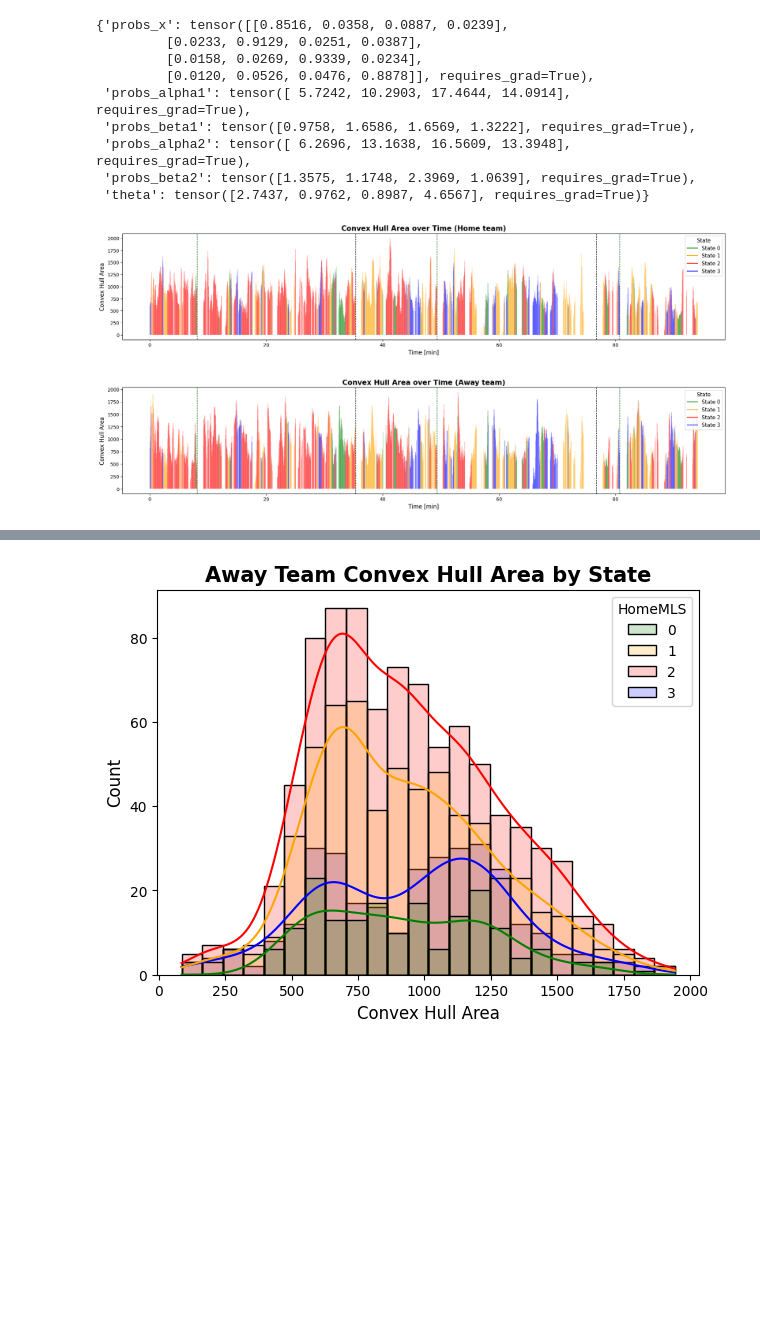
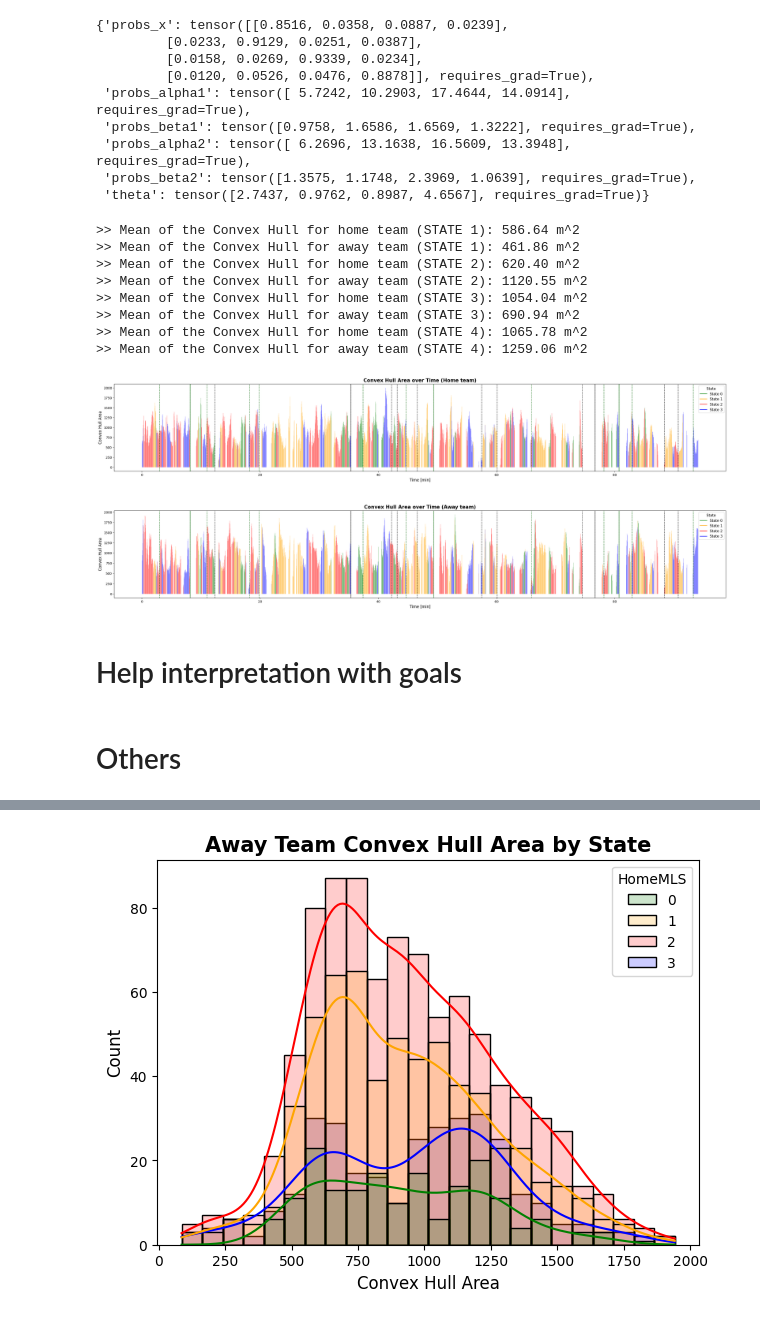
Before and after one commit to ValentinisAlessio/PML_exam, a Jupyter notebook: hmmpyro_tests/Viterbi.ipynb, the cells around one changed output, grey strips where cells are left out. Drawn from its saved outputs; the diff is of its cells as text; code cells hidden in the pictures; blank space fills up the shorter version.

```diff
--- a/hmmpyro_tests/Viterbi.ipynb
+++ b/hmmpyro_tests/Viterbi.ipynb
@@ -163,6 +163,10 @@ events=pd.read_csv("../data/events_matchday2.csv")
 goals_info=events[events["Subtype"].isin(["ON TARGET-GOAL","HEAD-ON TARGET-GOAL","WOODWORK-GOAL"])]
 home_goals=goals_info[goals_info["Team"]=="Home"]
 away_goals=goals_info[goals_info["Team"]=="Away"]
+# %%
+shots_info=events[events["Type"]=="SHOT"]
+home_shot=shots_info[shots_info["Team"]=="Home"]
+away_shot=shots_info[shots_info["Team"]=="Away"]
 # %%
 def empirical_gamma_cdf(x, shape, rate):
     # Generate 1000 random samples from the gamma distribution
@@ -202,8 +206,9 @@ def gamma_viterbi_decoder_copula(data, transition_matrix, shape_params1, rate_pa
     Returns:
     list: The most likely sequence of hidden states.
     """
-    hidden_dim= transition_matrix.shape[0]
-    states = [np.random.randint(low=0,high=hidden_dim)]
+    #hidden_dim= transition_matrix.shape[0]
+    #states = [np.random.randint(low=0,high=hidden_dim)]
+    states=[3]
     for t in pyro.markov(range(len(data))):
         states.append(pyro.sample("states_{}".format(t),
                                   dist.Categorical(transition_matrix[states[-1]])))
@@ -243,6 +248,33 @@ posterior
  'probs_alpha2': tensor([ 6.2696, 13.1638, 16.5609, 13.3948], requires_grad=True),
  'probs_beta2': tensor([1.3575, 1.1748, 2.3969, 1.0639], requires_grad=True),
  'theta': tensor([2.7437, 0.9762, 0.8987, 4.6567], requires_grad=True)}
+# %%
+meanH_state1 = posterior["probs_alpha1"][0]/posterior["probs_beta1"][0]*100
+meanA_state1 = posterior["probs_alpha2"][0]/posterior["probs_beta2"][0]*100
+meanH_state2 = posterior["probs_alpha1"][1]/posterior["probs_beta1"][1]*100
+meanA_state2 = posterior["probs_alpha2"][1]/posterior["probs_beta2"][1]*100
+meanH_state3 = posterior["probs_alpha1"][2]/posterior["probs_beta1"][2]*100
+meanA_state3 = posterior["probs_alpha2"][2]/posterior["probs_beta2"][2]*100
+meanH_state4 = posterior["probs_alpha1"][3]/posterior["probs_beta1"][3]*100
+meanA_state4 = posterior["probs_alpha2"][3]/posterior["probs_beta2"][3]*100
+
+print(f">> Mean of the Convex Hull for home team (STATE 1): {meanH_state1:.2f} m^2")
+print(f">> Mean of the Convex Hull for away team (STATE 1): {meanA_state1:.2f} m^2")
+print(f">> Mean of the Convex Hull for home team (STATE 2): {meanH_state2:.2f} m^2")
+print(f">> Mean of the Convex Hull for away team (STATE 2): {meanA_state2:.2f} m^2")
+print(f">> Mean of the Convex Hull for home team (STATE 3): {meanH_state3:.2f} m^2")
+print(f">> Mean of the Convex Hull for away team (STATE 3): {meanA_state3:.2f} m^2")
+print(f">> Mean of the Convex Hull for home team (STATE 4): {meanH_state4:.2f} m^2")
+print(f">> Mean of the Convex Hull for away team (STATE 4): {meanA_state4:.2f} m^2")
+# %% [output]
+>> Mean of the Convex Hull for home team (STATE 1): 586.64 m^2
+>> Mean of the Convex Hull for away team (STATE 1): 461.86 m^2
+>> Mean of the Convex Hull for home team (STATE 2): 620.40 m^2
+>> Mean of the Convex Hull for away team (STATE 2): 1120.55 m^2
+>> Mean of the Convex Hull for home team (STATE 3): 1054.04 m^2
+>> Mean of the Convex Hull for away team (STATE 3): 690.94 m^2
+>> Mean of the Convex Hull for home team (STATE 4): 1065.78 m^2
+>> Mean of the Convex Hull for away team (STATE 4): 1259.06 m^2
 # %%
 transition_matrix = posterior["probs_x"]
 shape_params1 = posterior["probs_alpha1"]
@@ -273,39 +305,50 @@ class_colors = {
 }
 colors = data['AwayMLS'].map(class_colors)
 # %%
-fig, axs = plt.subplots(2, 1, figsize=(23, 10))
+
+fig, axs = plt.subplots(2, 1, figsize=(34, 12))
 # Home team's convex hull area
 axs[0].vlines(data["Time [s]"]/60, ymin=0, ymax=data["HomeHull"], color=colors, linewidth=0.35)
 axs[0].set_xlabel("Time [min]", fontsize=12,fontweight='normal');
 axs[0].set_ylabel("Convex Hull Area", fontsize=12, fontweight='normal');
 axs[0].set_title("Convex Hull Area over Time (Home team)", fontsize=15, fontweight='bold');
 # add legend
 for i, state in enumerate([0,1,2,3]):
     axs[0].plot([], [], color=class_colors[int(state)], label=f'State {int(state)}')
 axs[0].legend(title="State", title_fontsize='11', fontsize='11', loc='upper right');
 
 # Away team's convex hull area
 axs[1].vlines(data["Time [s]"]/60, ymin=0, ymax=data["AwayHull"],color=colors, linewidth=0.35)
 axs[1].set_xlabel("Time [min]", fontsize=12,fontweight='normal');
 axs[1].set_ylabel("Convex Hull Area", fontsize=12, fontweight='normal');
 axs[1].set_title("Convex Hull Area over Time (Away team)", fontsize=15, fontweight='bold');
 for i, state in enumerate([0,1,2,3]):
     axs[1].plot([], [], color=class_colors[int(state)], label=f'State {int(state)}')
 axs[1].legend(title="State", title_fontsize='11', fontsize='11', loc='upper right');
-
+# add vertical lines for home shots
+for t1,t2 in zip(home_shot["Start Time [s]"]/60,home_shot["End Time [s]"]/60):
+    axs[0].axvline(x=(t1+t2)/2, color='darkgreen', linestyle='--', linewidth=1)
+    axs[1].axvline(x=(t1+t2)/2, color='darkgreen', linestyle='--', linewidth=1)
+for t1,t2 in zip(away_shot["Start Time [s]"]/60,away_shot["End Time [s]"]/60):
+    axs[0].axvline(x=(t1+t2)/2, color='black', linestyle='--', linewidth=1)
+    axs[1].axvline(x=(t1+t2)/2, color='black', linestyle='--', linewidth=1)
 # # add vertical lines for home goals
 for t1,t2 in zip(home_goals["Start Time [s]"]/60,home_goals["End Time [s]"]/60):
-    axs[0].axvline(x=(t1+t2)/2, color='darkgreen', linestyle='--', linewidth=1)
-    axs[1].axvline(x=(t1+t2)/2, color='darkgreen', linestyle='--', linewidth=1)
+    axs[0].axvline(x=(t1+t2)/2, color='darkgreen', linestyle='-', linewidth=1)
+    axs[1].axvline(x=(t1+t2)/2, color='darkgreen', linestyle='-', linewidth=1)
 # add vertical lines for away goals
 for t1,t2 in zip(away_goals["Start Time [s]"]/60,away_goals["End Time [s]"]/60):
-    axs[0].axvline(x=(t1+t2)/2, color='black', linestyle='--', linewidth=1)
-    axs[1].axvline(x=(t1+t2)/2, color='black', linestyle='--', linewidth=1)
+    axs[0].axvline(x=(t1+t2)/2, color='black', linestyle='-', linewidth=1)
+    axs[1].axvline(x=(t1+t2)/2, color='black', linestyle='-', linewidth=1)
 # Manage space between subplots
 plt.subplots_adjust(hspace=0.45)
-plt.savefig("../plots/BivariateHMM_MostLikelySeq_matchday2_every2.png",dpi=350, bbox_inches='tight')
+plt.savefig("../plots/BivariateHMM_MostLikelySeq_matchday2_every2_1.png",dpi=350, bbox_inches='tight')
 # %% [output]
-[figure, old version]
+[figure, new version]
+# %% [markdown]
+# Help interpretation with goals
+# %% [markdown]
+# Others
 # %%
 fig, ax = plt.subplots(1, 1, figsize=(7, 5))
 sns.histplot(data, x="HomeHull", hue="HomeMLS", kde=True, palette=class_colors,alpha=0.2)
```
Also changed, not shown: parts of 5 cells of this notebook, 9 other files.
